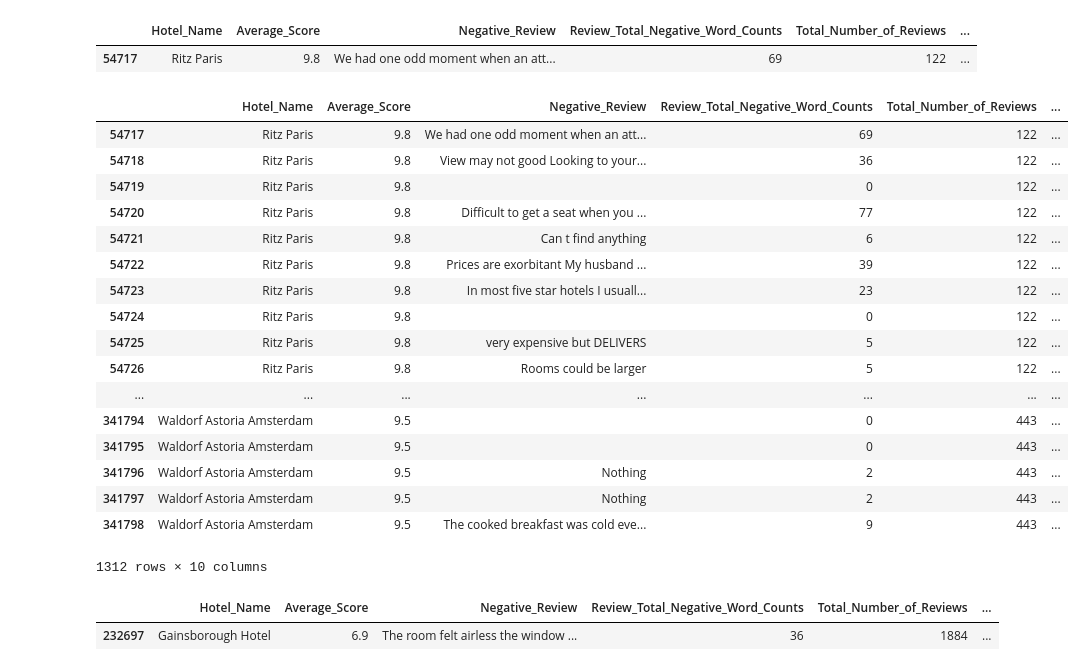
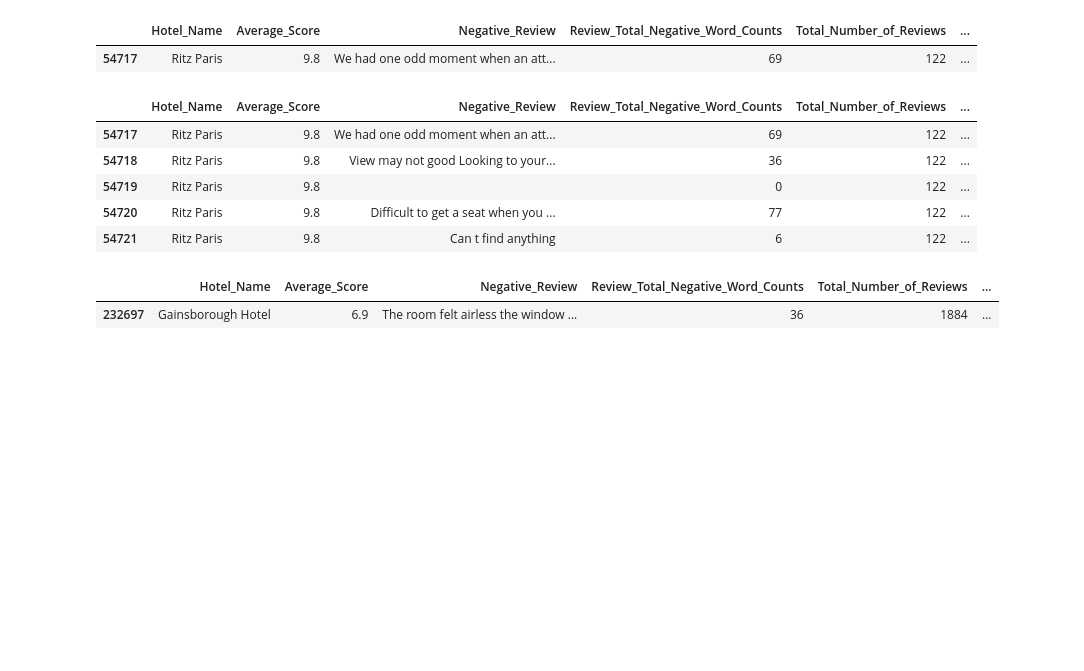
Before and after one commit to nhamler/MIS_665_Project, a Jupyter notebook: Project MIS 665 - Vacation to Europe made easier by Data Science.ipynb, the cells around one changed output. Cells and saved outputs as stored; diff of their text form; code cells hidden in the pictures; blank space fills up the shorter version.

```diff
--- a/Project MIS 665 - Vacation to Europe made easier by Data Science.ipynb
+++ b/Project MIS 665 - Vacation to Europe made easier by Data Science.ipynb
@@ -369,28 +369,16 @@ Top10.head(1)
 # %%
 Top10 = Top10.replace('No Negative', ' ')
 Top10 = Top10.replace('None', ' ')
 Top10 = Top10.replace('Nothing', ' ')
 Top10 = Top10.replace('nothing', ' ')
-Top10
+Top10.head()
 # %% [output]
 |  | Hotel_Name | Average_Score | Negative_Review | Review_Total_Negative_Word_Counts | Total_Number_of_Reviews | ... |
 | 54717 | Ritz Paris | 9.8 | We had one odd moment when an att... | 69 | 122 | ... |
 | 54718 | Ritz Paris | 9.8 | View may not good Looking to your... | 36 | 122 | ... |
 | 54719 | Ritz Paris | 9.8 |  | 0 | 122 | ... |
 | 54720 | Ritz Paris | 9.8 | Difficult to get a seat when you ... | 77 | 122 | ... |
 | 54721 | Ritz Paris | 9.8 | Can t find anything | 6 | 122 | ... |
-| 54722 | Ritz Paris | 9.8 | Prices are exorbitant My husband ... | 39 | 122 | ... |
-| 54723 | Ritz Paris | 9.8 | In most five star hotels I usuall... | 23 | 122 | ... |
-| 54724 | Ritz Paris | 9.8 |  | 0 | 122 | ... |
-| 54725 | Ritz Paris | 9.8 | very expensive but DELIVERS | 5 | 122 | ... |
-| 54726 | Ritz Paris | 9.8 | Rooms could be larger | 5 | 122 | ... |
-| ... | ... | ... | ... | ... | ... | ... |
-| 341794 | Waldorf Astoria Amsterdam | 9.5 |  | 0 | 443 | ... |
-| 341795 | Waldorf Astoria Amsterdam | 9.5 |  | 0 | 443 | ... |
-| 341796 | Waldorf Astoria Amsterdam | 9.5 | Nothing | 2 | 443 | ... |
-| 341797 | Waldorf Astoria Amsterdam | 9.5 | Nothing | 2 | 443 | ... |
-| 341798 | Waldorf Astoria Amsterdam | 9.5 | The cooked breakfast was cold eve... | 9 | 443 | ... |
-1312 rows × 10 columns
 # %%
 Bottom10.head(1)
 # %% [output]
```
Also changed, not shown: parts of 3 cells of this notebook.
